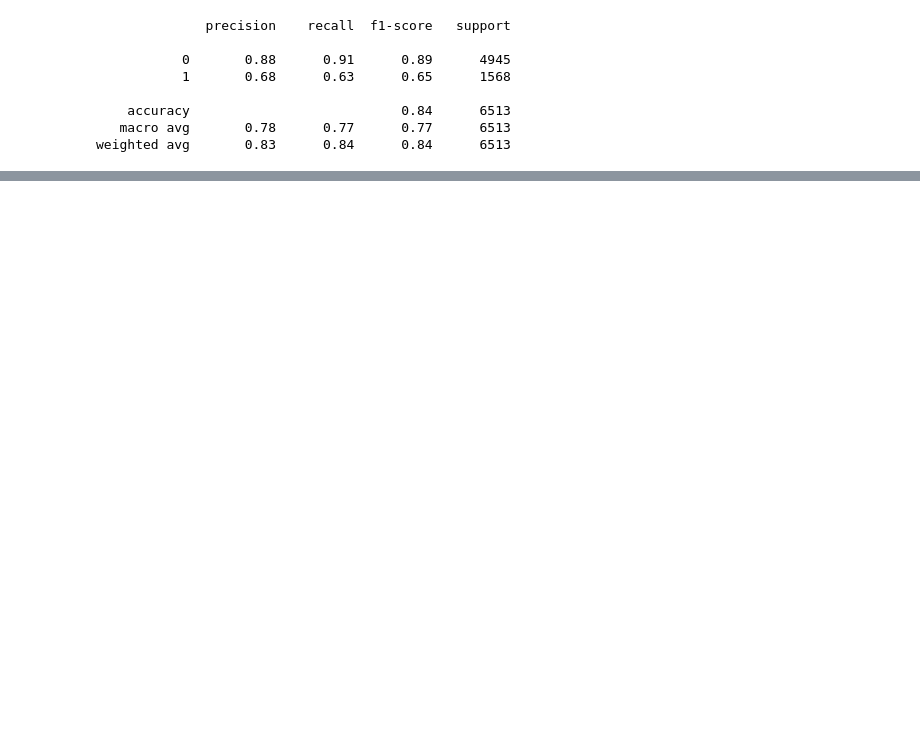
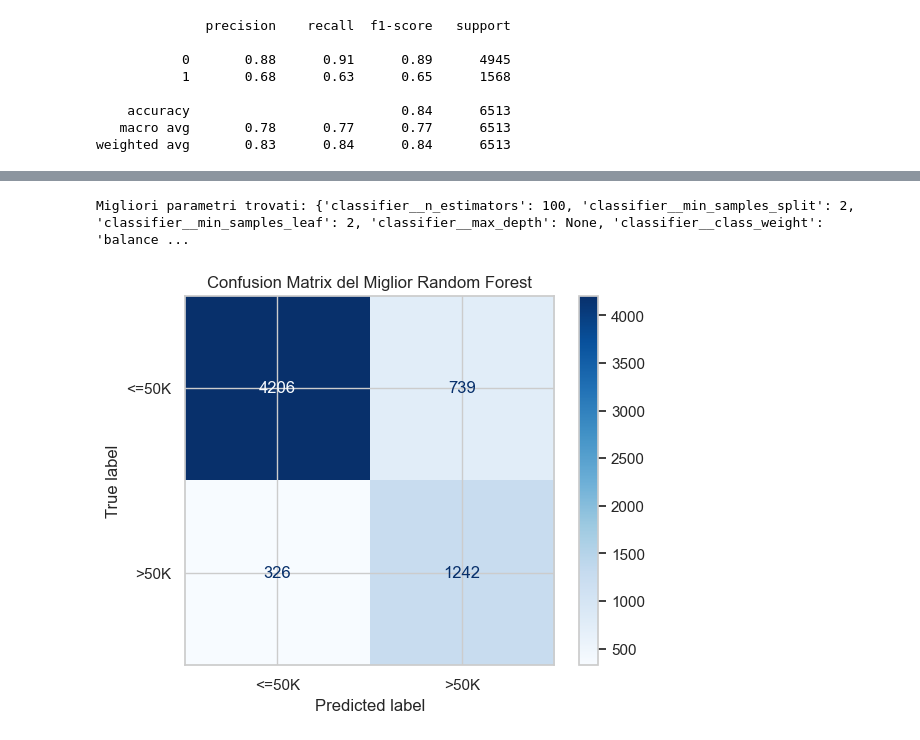
Before and after one commit to M-Barreca/01_Labor_Risk_Profiling, a Jupyter notebook: labor_risk_profiling.ipynb, the cells around one changed output, grey strips where cells are left out. Drawn from its saved outputs; the diff is of its cells as text; code cells hidden in the pictures; blank space fills up the shorter version.

Commit message:
pipeline

```diff
--- a/labor_risk_profiling.ipynb
+++ b/labor_risk_profiling.ipynb
@@ -591,0 +657,21 @@ weighted avg       0.83      0.84      0.84      6513
+# %%
+# Definiamo una griglia di iperparametri da testare
+from sklearn.model_selection import RandomizedSearchCV
+
+
+random_search = RandomizedSearchCV(
+    model_pipeline,
+    param_grid,
+    n_iter=12,
+    cv=3,
+    scoring='f1',
+    n_jobs=-1,
+    random_state=42
+)
+
+# ho ridotto a cv 3
+# scelto randomized al posto di grid Invece di provare tutte le 48 combinazioni, ne campiona un numero fisso a caso
+# tolto dai parametri alcuni settaggi per ridurre i tempi
+# %%
+# Avviamo la ricerca (preparati, potrebbe richiedere qualche minuto)
+random_search.fit(X_train, y_train)
@@ -591,0 +696,22 @@ weighted avg       0.83      0.84      0.84      6513
+# %%
+# best_model e best_params sono attributi che grid e random popolano automaticamente
+
+print(f"Migliori parametri trovati: {random_search.best_params_}")
+best_model = random_search.best_estimator_
+# %% [output]
+Migliori parametri trovati: {'classifier__n_estimators': 100, 'classifier__min_samples_split': 2, 'classifier__min_samples_leaf': 2, 'classifier__max_depth': None, 'classifier__class_weight': 'balance ...
+# %%
+from sklearn.metrics import confusion_matrix, ConfusionMatrixDisplay
+
+# Predizione con il miglior modello
+y_pred = best_model.predict(X_test)
+
+# Generazione della matrice
+cm = confusion_matrix(y_test, y_pred)
+disp = ConfusionMatrixDisplay(confusion_matrix=cm, display_labels=['<=50K', '>50K'])
+
+disp.plot(cmap='Blues')
+plt.title("Confusion Matrix del Miglior Random Forest")
+plt.show()
+# %% [output]
+[figure, added]
```
Also changed, not shown: parts of 17 cells of this notebook.
